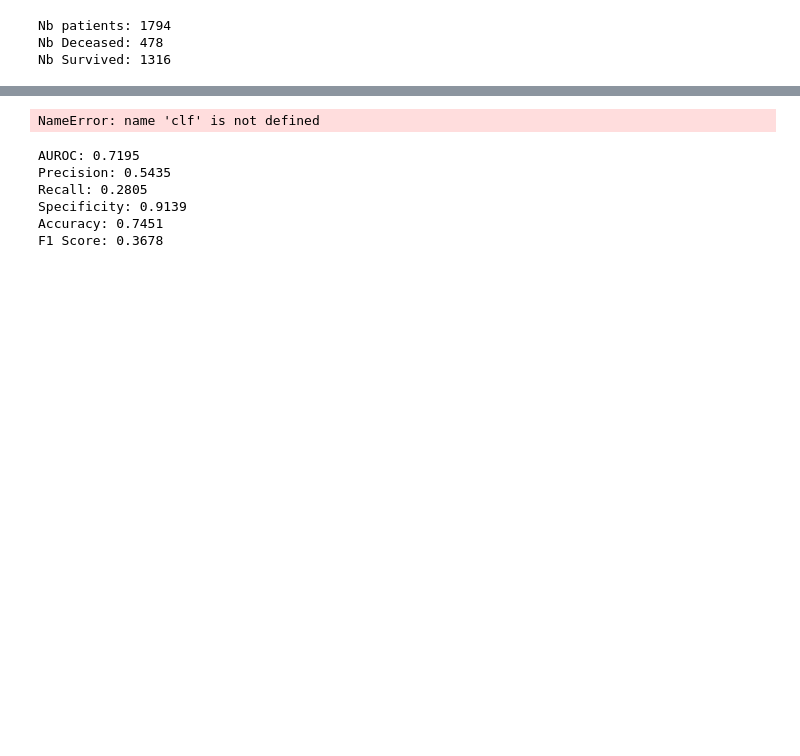
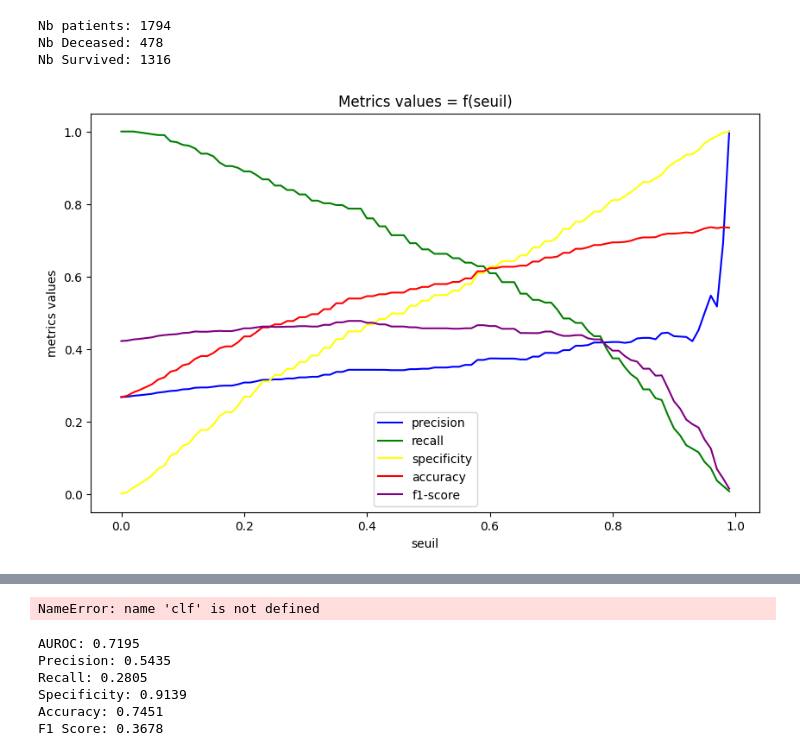
Before and after one commit to clementdlmszs/predictECMO, a Jupyter notebook: models/classicML.ipynb, the cells around one changed output, grey strips where cells are left out. Drawn from its saved outputs; the diff is of its cells as text; code cells hidden in the pictures; blank space fills up the shorter version.

```diff
--- a/models/classicML.ipynb
+++ b/models/classicML.ipynb
@@ -152,4 +154,80 @@ print(f"Nb Survived: {len(target) - np.sum(target)}")
 Nb patients: 1794
 Nb Deceased: 478
 Nb Survived: 1316
+# %%
+if dataGroup == "dataECMO":
+    dataPath = "../dataECMO/"
+else:
+    dataPath = "../dataRea/"
+
+y_pred_proba = []
+y_pred = []
+y_true = []
+
+i = 0
+for encounterId in id_list:
+
+    df_igs = pd.read_parquet(dataPath + "finalData/" + encounterId + "/IGS.parquet")
+
+    igs_mortalites_predites = df_igs.iloc[:,1].to_numpy()
+    igss_pred = [float(igs_str[20:][:-1].replace(",","."))/100 for igs_str in igs_mortalites_predites]
+
+    if len(igss_pred) > 0:
+        igs_pred = igss_pred[0]
+        y_pred_proba.append(igs_pred)
+        y_pred.append(int(igs_pred > 0.5))
+        y_true.append(target[i])
+
+    i+=1
+
+
+precisions_seuil = []
+recalls_seuil = []
+tnrs_seuil = []
+accuracies_seuil = []
+f1s_seuil = []
+
+seuils = [s/100 for s in range(0,100)]
+
+for seuil in seuils:
+
+    y_pred = (np.array(y_pred_proba) > seuil).astype(int)
+
+    precision = precision_score(y_true, y_pred, zero_division=0)
+    recall = recall_score(y_true, y_pred, zero_division=0)
+    tnr = tnr_score(y_true, y_pred)
+    f1 = f1_score(y_true, y_pred, zero_division=0)
+    accuracy = accuracy_score(y_true, y_pred)
+
+    precisions_seuil.append(precision)
+    recalls_seuil.append(recall)
+    tnrs_seuil.append(tnr)
+    f1s_seuil.append(f1)
+    accuracies_seuil.append(accuracy)
+
+
+auroc = roc_auc_score(y_true, y_pred_proba)
+precision = precision_score(y_true, y_pred, zero_division=0)
+recall = recall_score(y_true, y_pred, zero_division=0)
+tnr = tnr_score(y_true, y_pred)
+f1 = f1_score(y_true, y_pred, zero_division=0)
+accuracy = accuracy_score(y_true, y_pred)
+
+plt.figure(figsize=(10, 6))
+
+plt.plot(seuils, precisions_seuil, label='precision', color='blue')
+plt.plot(seuils, recalls_seuil, label='recall', color='green')
+plt.plot(seuils, tnrs_seuil, label='specificity', color='yellow')
+plt.plot(seuils, accuracies_seuil, label='accuracy', color='red')
+plt.plot(seuils, f1s_seuil, label='f1-score', color='purple')
+
+plt.xlabel('seuil')
+plt.ylabel('metrics values')
+plt.title('Metrics values = f(seuil)')
+
+plt.legend()
+
+plt.show()
+# %% [output]
+[figure, added]
 # %%
```
Also changed, not shown: parts of 6 cells of this notebook, 3 other files.
